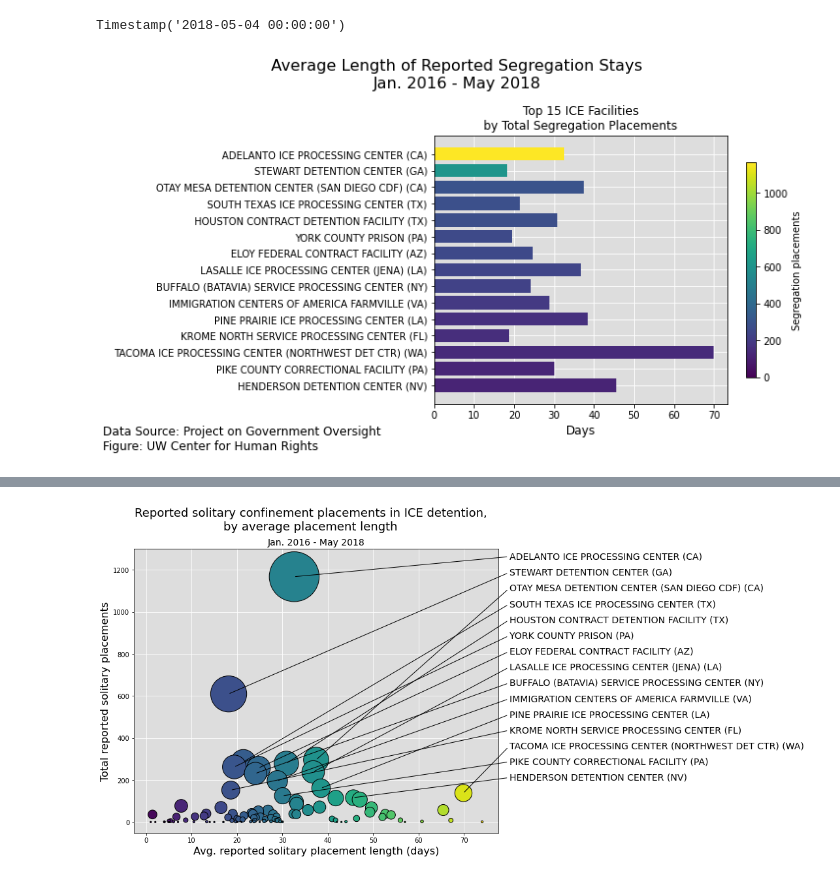
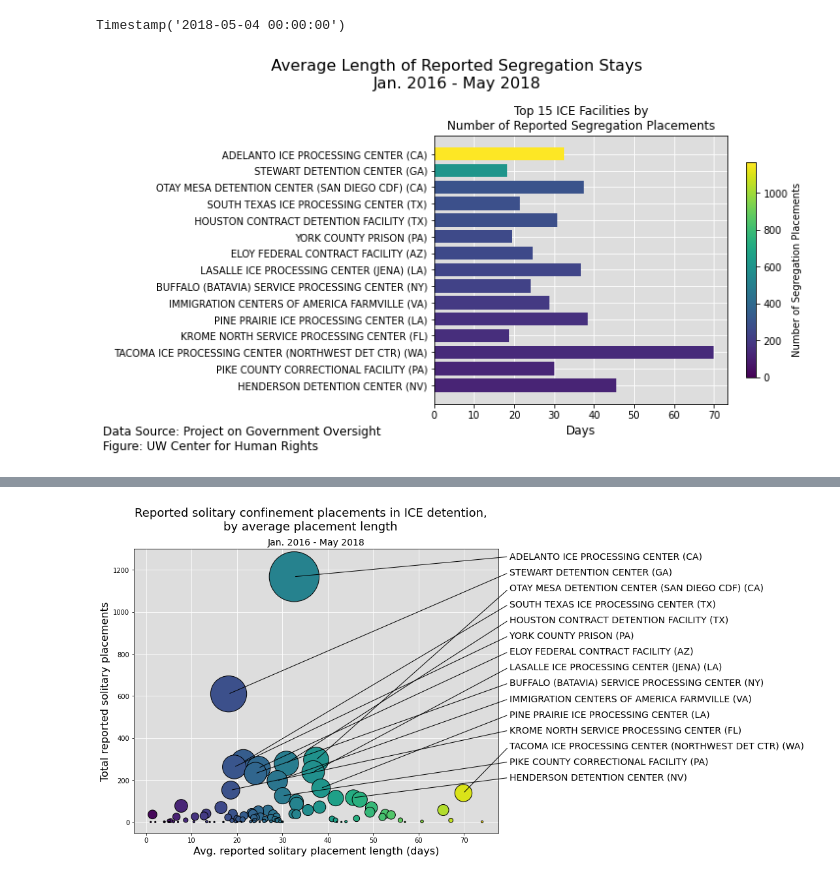
Before and after one commit to UWCHR/nwdc-seg, a Jupyter notebook: analyze/note/NWDC-analyze.ipynb, the cells around one changed output, grey strips where cells are left out. Saved outputs shown, nothing was run; the diff lists cells and outputs as text; code cells hidden in the pictures.

```diff
--- a/analyze/note/NWDC-analyze.ipynb
+++ b/analyze/note/NWDC-analyze.ipynb
@@ -1184,33 +1265,33 @@ Timestamp('2018-05-04 00:00:00')
 # %%
 target = data.loc['TACOMA ICE PROCESSING CENTER (NORTHWEST DET CTR) (WA)']
 
 fig, ax = plt.subplots(figsize=(10,5))
 
 ax.set_facecolor('#DDDDDD')
 ax.set_axisbelow(True)
 ax.grid(color='#FFFFFF')
 
 y_pos = np.arange(len(data))
 
 plt.barh(y_pos, data['mean'], align='center', color=cm.viridis((data['count']/data['count'].max())))
 
 plt.yticks(y_pos, data.index)
 
 plt.xlabel('Days', fontsize=12)
 
 title = 'Average Length of Reported Segregation Stays\nJan. 2016 - May 2018'
 
 plt.suptitle(title, fontsize=16, y = 1.1)
-plt.title('Top 15 ICE Facilities\nby Total Segregation Placements')
+plt.title('Top 15 ICE Facilities by\nNumber of Reported Segregation Placements')
 
 sm = plt.cm.ScalarMappable(cmap=plt.cm.viridis, norm=plt.Normalize(vmin = 0, vmax=data['count'].max()))
 sm._A = []
-plt.colorbar(sm, shrink=.8, label='Segregation placements')
+plt.colorbar(sm, shrink=.8, label='Number of Segregation Placements')
 
 txt='Data Source: Project on Government Oversight\nFigure: UW Center for Human Rights'
 plt.figtext(0, 0, txt, wrap=True, horizontalalignment='left', fontsize=12)
 
 plt.tight_layout()
 plt.show();
 # %% [output]
-[figure, old version]
+[figure, new version]
```
Also changed, not shown: parts of 14 cells of this notebook.
